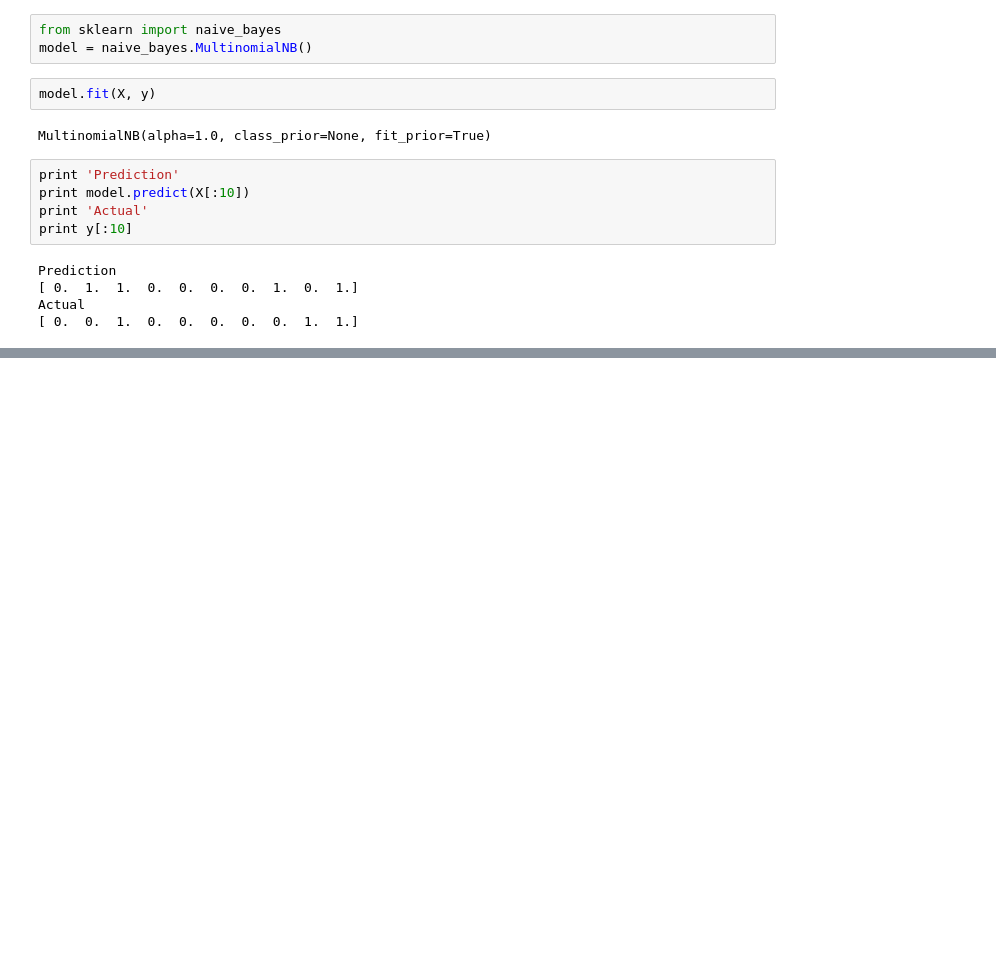
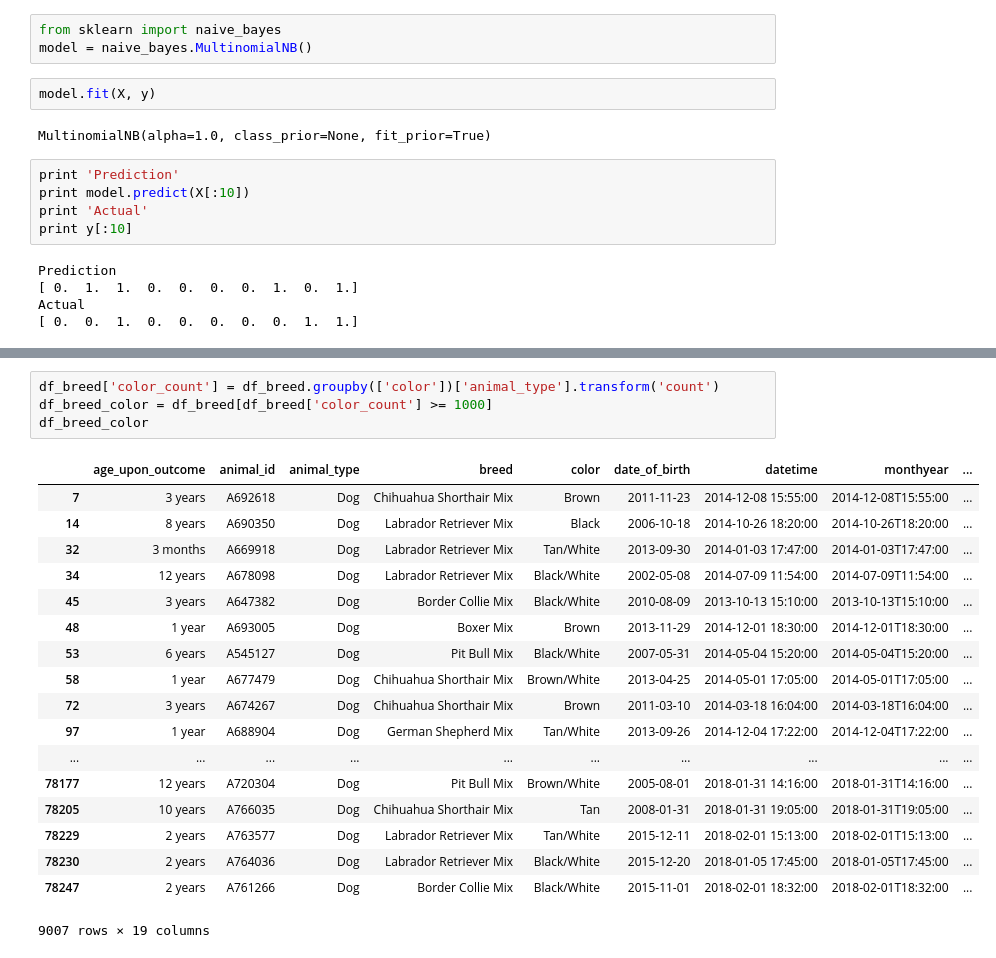
Before and after one commit to j-lei/373analytics, a Jupyter notebook: Austin Project Notebook.ipynb, the cells around one changed output, grey strips where cells are left out. Cells and saved outputs as stored; diff of their text form; blank space fills up the shorter version.

```diff
--- a/Austin Project Notebook.ipynb
+++ b/Austin Project Notebook.ipynb
@@ -201,0 +437,23 @@ dtype: float64
+# %%
+df_breed['color_count'] = df_breed.groupby(['color'])['animal_type'].transform('count')
+df_breed_color = df_breed[df_breed['color_count'] >= 1000]
+df_breed_color
+# %% [output]
+|  | age_upon_outcome | animal_id | animal_type | breed | color | date_of_birth | datetime | monthyear | ... |
+| 7 | 3 years | A692618 | Dog | Chihuahua Shorthair Mix | Brown | 2011-11-23 | 2014-12-08 15:55:00 | 2014-12-08T15:55:00 | ... |
+| 14 | 8 years | A690350 | Dog | Labrador Retriever Mix | Black | 2006-10-18 | 2014-10-26 18:20:00 | 2014-10-26T18:20:00 | ... |
+| 32 | 3 months | A669918 | Dog | Labrador Retriever Mix | Tan/White | 2013-09-30 | 2014-01-03 17:47:00 | 2014-01-03T17:47:00 | ... |
+| 34 | 12 years | A678098 | Dog | Labrador Retriever Mix | Black/White | 2002-05-08 | 2014-07-09 11:54:00 | 2014-07-09T11:54:00 | ... |
+| 45 | 3 years | A647382 | Dog | Border Collie Mix | Black/White | 2010-08-09 | 2013-10-13 15:10:00 | 2013-10-13T15:10:00 | ... |
+| 48 | 1 year | A693005 | Dog | Boxer Mix | Brown | 2013-11-29 | 2014-12-01 18:30:00 | 2014-12-01T18:30:00 | ... |
+| 53 | 6 years | A545127 | Dog | Pit Bull Mix | Black/White | 2007-05-31 | 2014-05-04 15:20:00 | 2014-05-04T15:20:00 | ... |
+| 58 | 1 year | A677479 | Dog | Chihuahua Shorthair Mix | Brown/White | 2013-04-25 | 2014-05-01 17:05:00 | 2014-05-01T17:05:00 | ... |
+| 72 | 3 years | A674267 | Dog | Chihuahua Shorthair Mix | Brown | 2011-03-10 | 2014-03-18 16:04:00 | 2014-03-18T16:04:00 | ... |
+| 97 | 1 year | A688904 | Dog | German Shepherd Mix | Tan/White | 2013-09-26 | 2014-12-04 17:22:00 | 2014-12-04T17:22:00 | ... |
+| ... | ... | ... | ... | ... | ... | ... | ... | ... | ... |
+| 78177 | 12 years | A720304 | Dog | Pit Bull Mix | Brown/White | 2005-08-01 | 2018-01-31 14:16:00 | 2018-01-31T14:16:00 | ... |
+| 78205 | 10 years | A766035 | Dog | Chihuahua Shorthair Mix | Tan | 2008-01-31 | 2018-01-31 19:05:00 | 2018-01-31T19:05:00 | ... |
+| 78229 | 2 years | A763577 | Dog | Labrador Retriever Mix | Tan/White | 2015-12-11 | 2018-02-01 15:13:00 | 2018-02-01T15:13:00 | ... |
+| 78230 | 2 years | A764036 | Dog | Labrador Retriever Mix | Black/White | 2015-12-20 | 2018-01-05 17:45:00 | 2018-01-05T17:45:00 | ... |
+| 78247 | 2 years | A761266 | Dog | Border Collie Mix | Black/White | 2015-11-01 | 2018-02-01 18:32:00 | 2018-02-01T18:32:00 | ... |
+9007 rows × 19 columns
```
Also changed, not shown: parts of 46 cells of this notebook.
